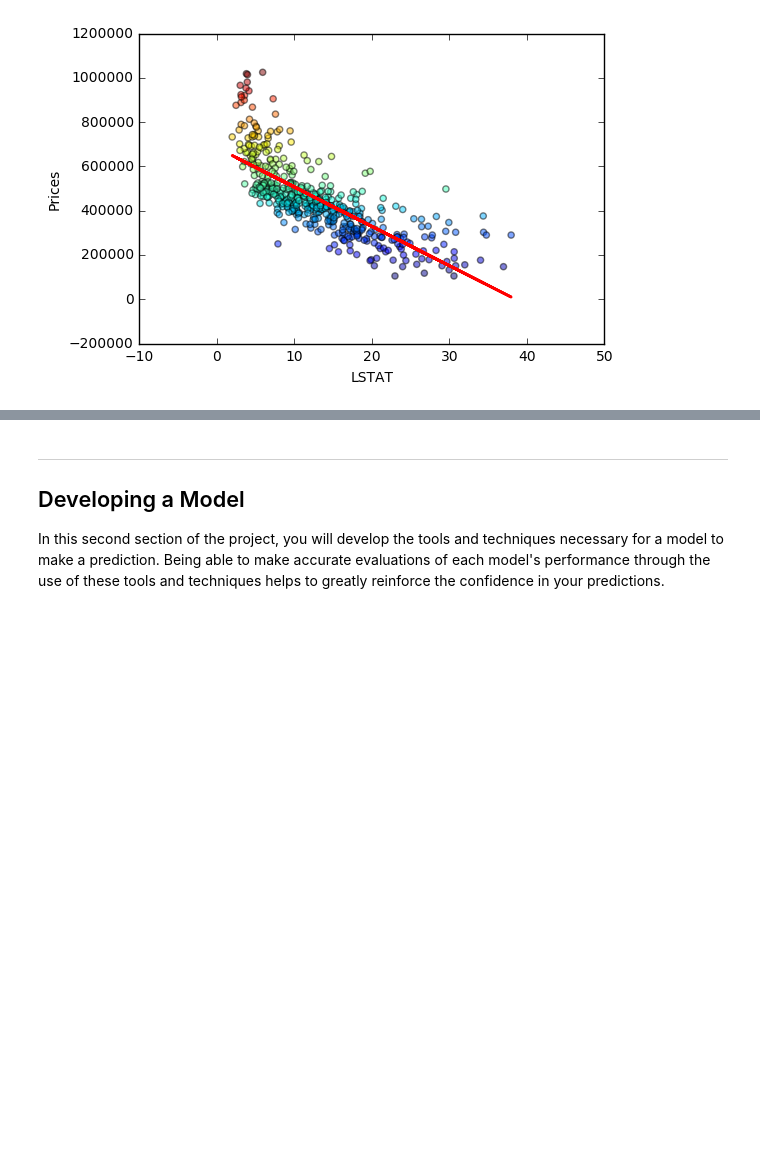
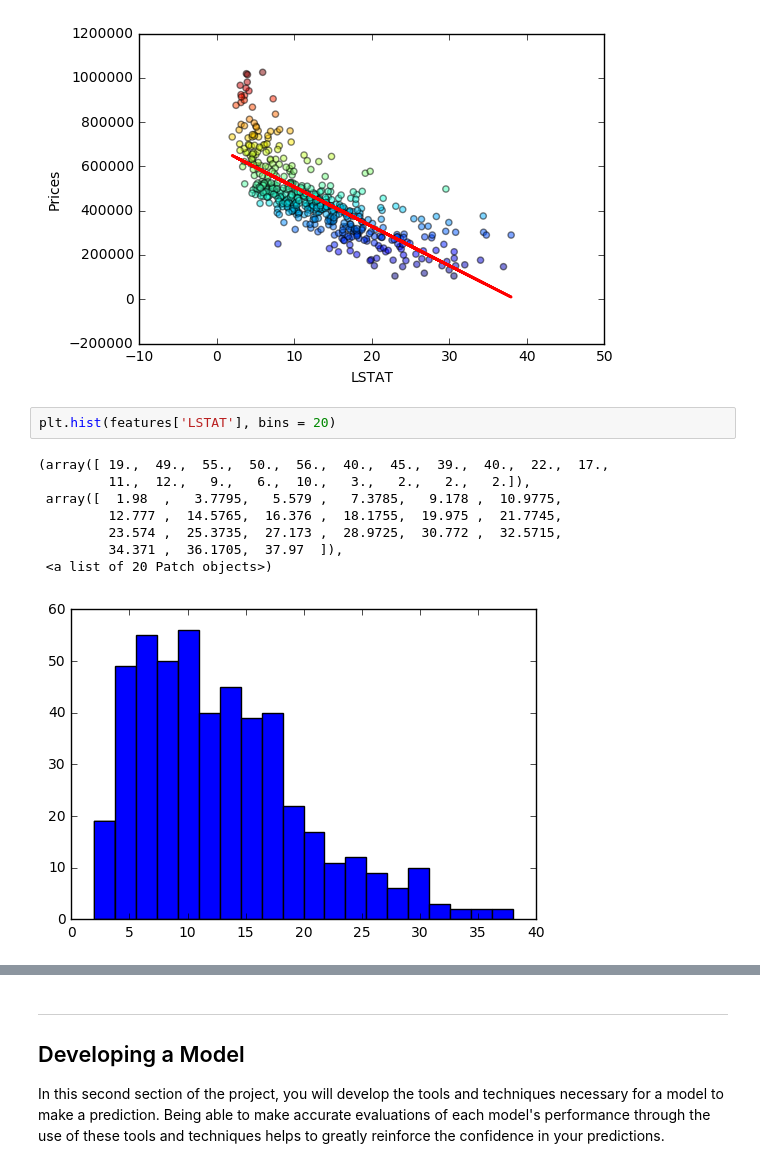
Before and after one commit to argha48/boston-housing, a Jupyter notebook: boston_housing.ipynb, the cells around one changed output, grey strips where cells are left out. Saved outputs shown, nothing was run; the diff lists cells and outputs as text; blank space fills up the shorter version.

```diff
--- a/boston_housing.ipynb
+++ b/boston_housing.ipynb
@@ -134,3 +134,14 @@ plt.ylabel('Prices')
 # %% [output]
 <matplotlib.text.Text at 0x...>
 [figure]
+# %%
+plt.hist(features['LSTAT'], bins = 20)
+# %% [output]
+(array([ 19.,  49.,  55.,  50.,  56.,  40.,  45.,  39.,  40.,  22.,  17.,
+         11.,  12.,   9.,   6.,  10.,   3.,   2.,   2.,   2.]),
+ array([  1.98  ,   3.7795,   5.579 ,   7.3785,   9.178 ,  10.9775,
+         12.777 ,  14.5765,  16.376 ,  18.1755,  19.975 ,  21.7745,
+         23.574 ,  25.3735,  27.173 ,  28.9725,  30.772 ,  32.5715,
+         34.371 ,  36.1705,  37.97  ]),
+ <a list of 20 Patch objects>)
+[figure, added]
```
Also changed, not shown: parts of 5 cells of this notebook.
